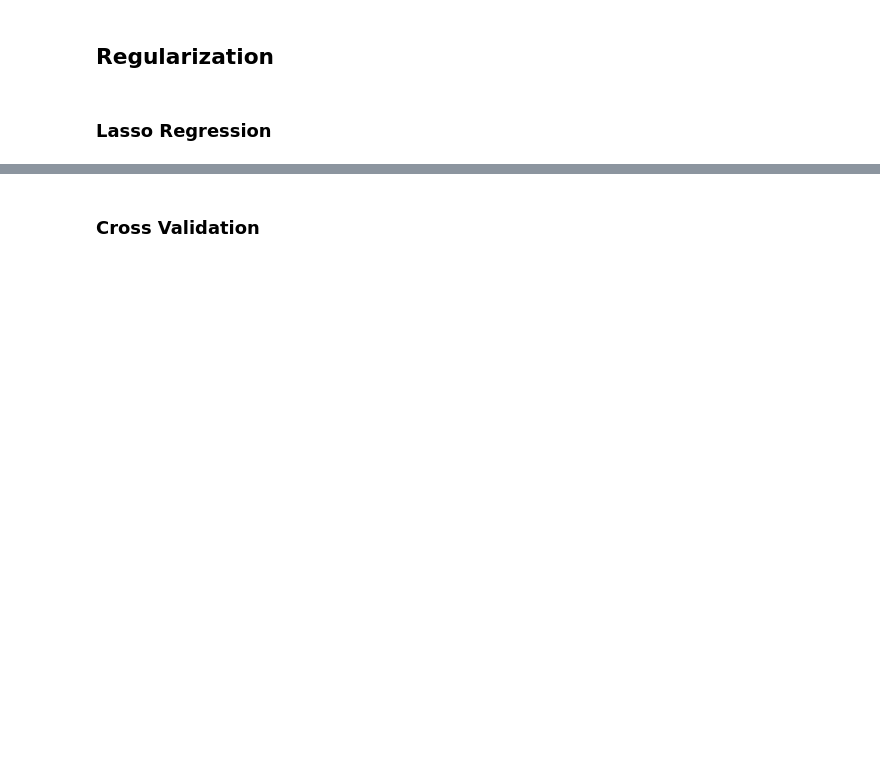
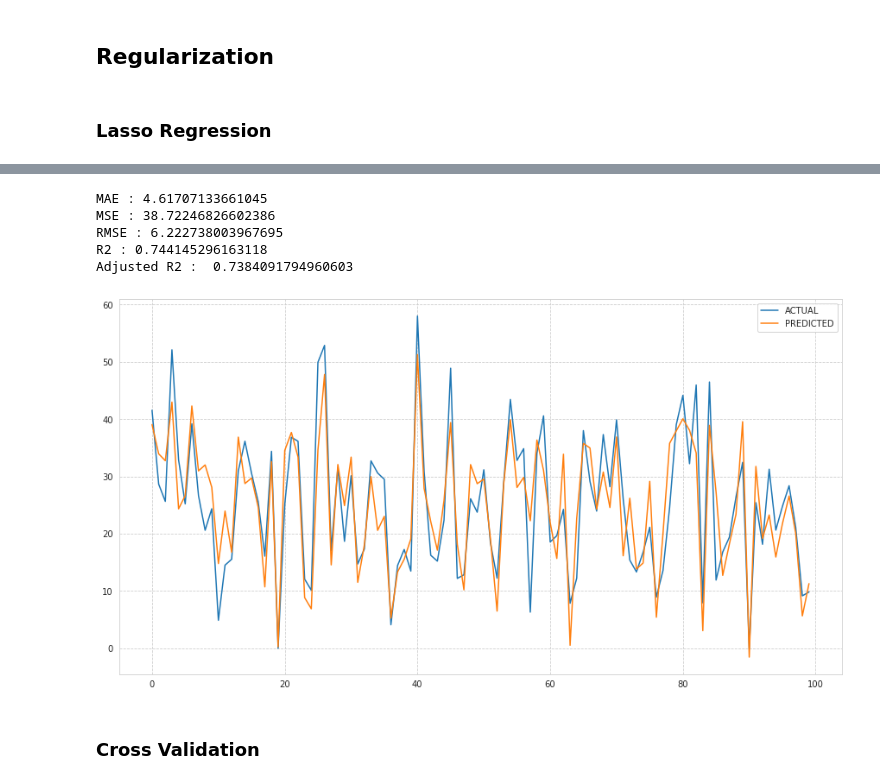
Before and after one commit to Shubhamverse/Bike-Sharing-Demand-Prediction__Supervised-ML-Regression, a Jupyter notebook: Bike_Sharing_Demand_Prediction_Capstone_Project.ipynb, the cells around one changed output, grey strips where cells are left out. Saved outputs shown, nothing was run; the diff lists cells and outputs as text; code cells hidden in the pictures; blank space fills up the shorter version.

```diff
--- a/Bike_Sharing_Demand_Prediction_Capstone_Project.ipynb
+++ b/Bike_Sharing_Demand_Prediction_Capstone_Project.ipynb
@@ -260,4 +335,4 @@ L1.score(X_train,y_train)
 # %%
-L1_pred = L1.predict(X_test)
+L1_reg_pred = L1.predict(X_test)
 # %%
 L1.coef_
@@ -275,9 +354,33 @@ print("R2 score is  :",L1_r2)
+# %%
+#finding mean_absolute_error
+L1_reg_MAE  = mean_absolute_error(y_test,L1_reg_pred)
+print("MAE :" , L1_reg_MAE)
+#finding mean_squared_error
+L1_reg_MSE  = mean_squared_error(y_test,L1_reg_pred)
+print("MSE :" , L1_reg_MSE)
+#finding root mean squared error
+L1_reg_RMSE = np.sqrt(L1_reg_MSE)
+print("RMSE :" ,L1_reg_RMSE)
+#finding the r2 score
+L1_reg_r2 = r2_score(y_test,L1_reg_pred)
+print("R2 :" ,L1_reg_r2)
+#finding the adjusted r2 score
+L1_reg_adj_r2=1-(1-r2_score(y_test,L1_reg_pred))*((X_test.shape[0]-1)/(X_test.shape[0]-X_test.shape[1]-1))
+print("Adjusted R2 : ",L1_reg_adj_r2,'\n')
+# %% [output]
+MAE : 4.61707133661045
+MSE : 38.72246826602386
+RMSE : 6.222738003967695
+R2 : 0.744145296163118
+Adjusted R2 :  0.7384091794960603
 # %%
 plt.figure(figsize=(15,8))
 plt.plot(np.array(y_test[:100]))
-plt.plot(L1_pred[:100])
+plt.plot(L1_reg_pred[:100])
 plt.legend(["ACTUAL","PREDICTED"])
 plt.show()
+# %% [output]
+[figure, added]
 # %% [markdown]
 ### Cross Validation
 # %%
```
Also changed, not shown: parts of 64 cells of this notebook.
